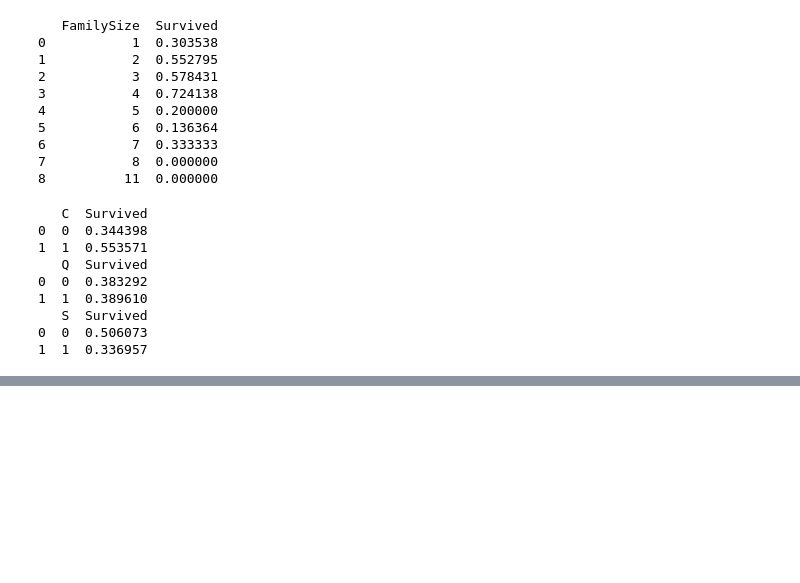
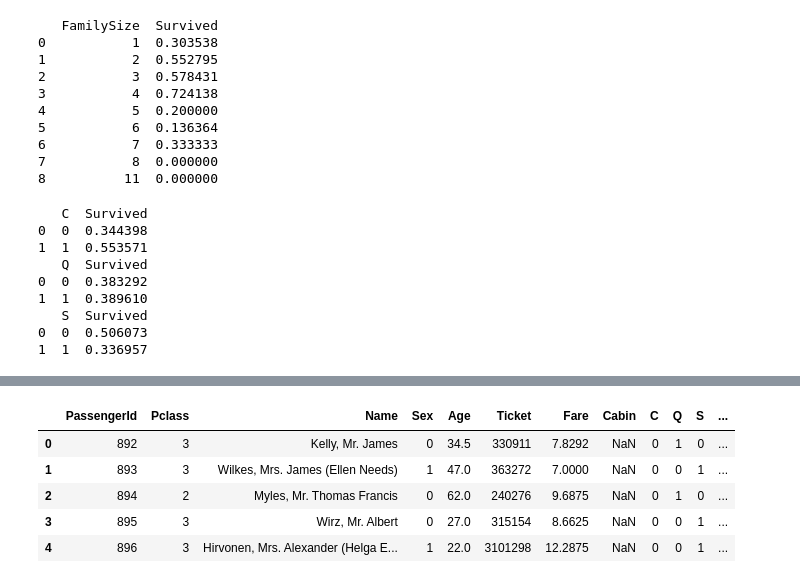
Before and after one commit to gotagod/Kaggle, a Jupyter notebook: Taitanic/taitanic_try.ipynb, the cells around one changed output, grey strips where cells are left out. Cells and saved outputs as stored; diff of their text form; code cells hidden in the pictures; blank space fills up the shorter version.

```diff
--- a/Taitanic/taitanic_try.ipynb
+++ b/Taitanic/taitanic_try.ipynb
@@ -149,0 +203,25 @@ print (df[['S', 'Survived']].groupby(['S'], as_index=False).mean())
+# %%
+#テストデータも同じ処理をしてx_testを作成
+df_test = pd.read_csv("test.csv").replace("male", 0).replace("female", 1)
+
+#乗船場所もそれぞれダミー変数化しておく。
+test_embarked_dummies = pd.get_dummies(df_test["Embarked"])
+df_test = df_test.drop("Embarked", axis = 1)
+df_test = pd.concat((df_test, test_embarked_dummies), axis = 1)
+
+#FamSizeを本人+Sib+Parchで作成。
+df_test["FamilySize"] = df_test["SibSp"] + df_test["Parch"] + 1
+df_test = df_test.drop(["SibSp", "Parch"], axis = 1)#Familysizeに統合された奴は省いたDf作成。
+
+#欠損処理 by median
+df_test["Age"].fillna(df_test.Age.median(), inplace = True)
+
+#xを作成。
+df_x_test = df.loc[:,["Pclass", "Sex", "FamilySize", "C",]]
+x_test = df_x_test.values
+
+#Scaleする。
+scaler.fit(x_test)
+x_test_std = scaler.transform(x_test)
+
+x_test_std
@@ -149,0 +236,9 @@ print (df[['S', 'Survived']].groupby(['S'], as_index=False).mean())
+# %%
+df_test.head()
+# %% [output]
+|  | PassengerId | Pclass | Name | Sex | Age | Ticket | Fare | Cabin | C | Q | S | ... |
+| 0 | 892 | 3 | Kelly, Mr. James | 0 | 34.5 | 330911 | 7.8292 | NaN | 0 | 1 | 0 | ... |
+| 1 | 893 | 3 | Wilkes, Mrs. James (Ellen Needs) | 1 | 47.0 | 363272 | 7.0000 | NaN | 0 | 0 | 1 | ... |
+| 2 | 894 | 2 | Myles, Mr. Thomas Francis | 0 | 62.0 | 240276 | 9.6875 | NaN | 0 | 1 | 0 | ... |
+| 3 | 895 | 3 | Wirz, Mr. Albert | 0 | 27.0 | 315154 | 8.6625 | NaN | 0 | 0 | 1 | ... |
+| 4 | 896 | 3 | Hirvonen, Mrs. Alexander (Helga E... | 1 | 22.0 | 3101298 | 12.2875 | NaN | 0 | 0 | 1 | ... |
```
Also changed, not shown: parts of 7 cells of this notebook.
